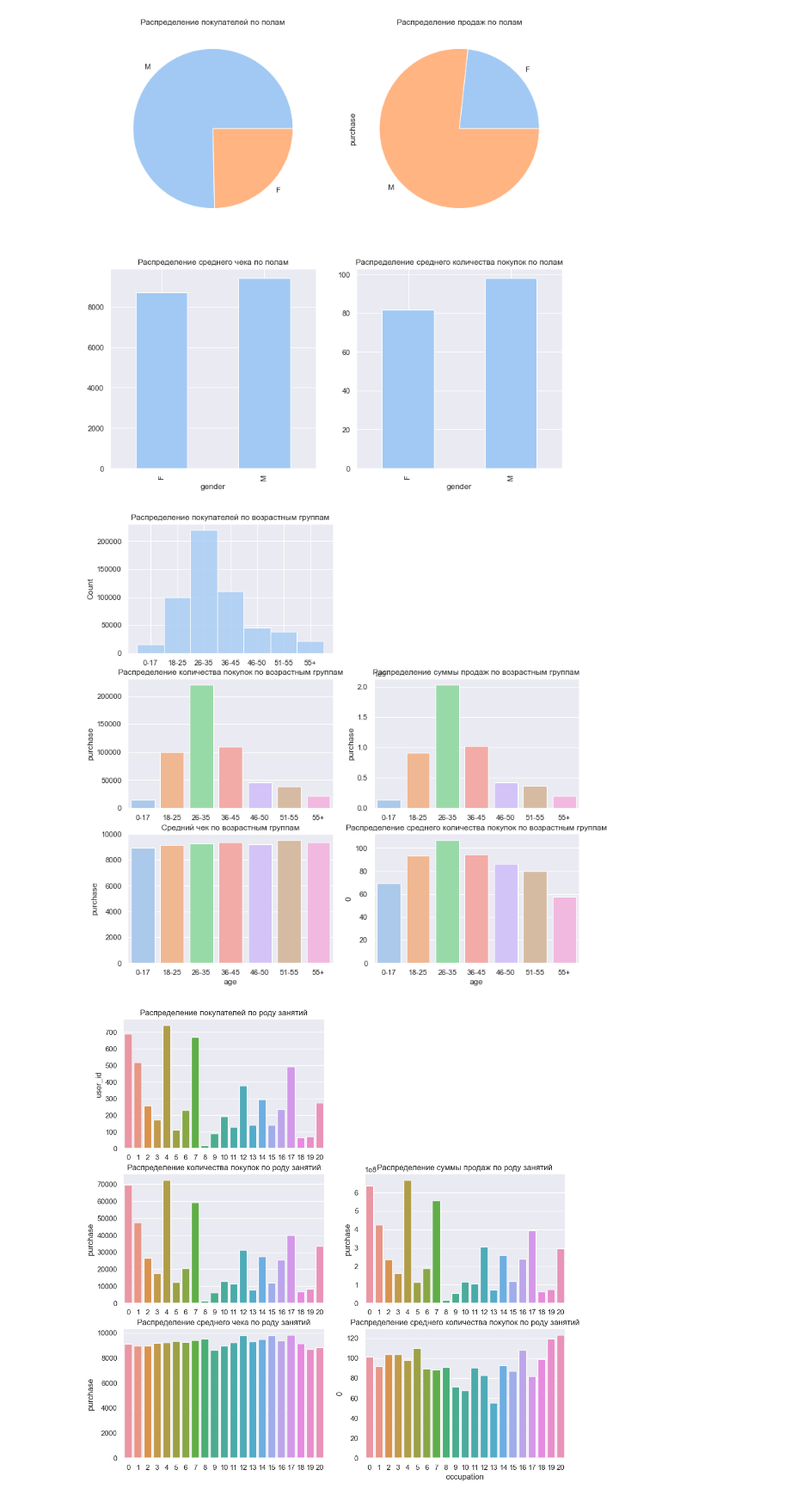
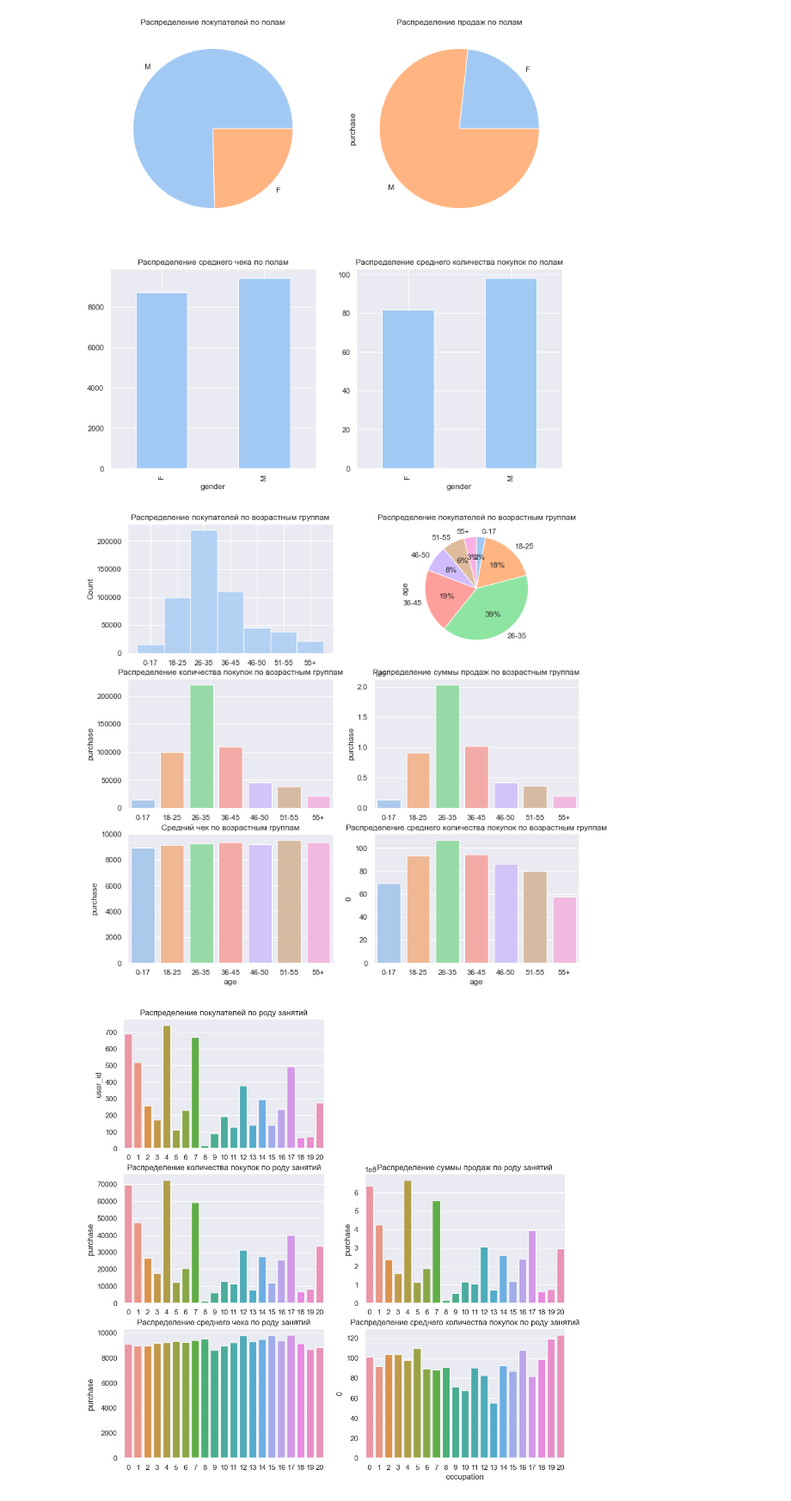
Before and after one commit to gbrs/black_friday_sale, a Jupyter notebook: black_friday_sale.ipynb, the cells around one changed output. Shown at 86% size. Cells and saved outputs as stored; diff of their text form; code cells hidden in the pictures.

Commit message:
format ney pie diagramm

```diff
--- a/black_friday_sale.ipynb
+++ b/black_friday_sale.ipynb
@@ -244,6 +244,11 @@ plt.figure(figsize=(12, 12))
 
 plt.subplot(3, 2, 1)
 sns.histplot(data=df, x='age')
+plt.title('Распределение покупателей по возрастным группам')
+plt.xlabel('')
+
+plt.subplot(3, 2, 2)
+df.age.value_counts().sort_index().plot.pie(startangle=90, counterclock=False, autopct='%1i%%')
 plt.title('Распределение покупателей по возрастным группам')
 plt.xlabel('')
 
@@ -258,34 +263,34 @@ plt.title('Распределение количества покупок по
 plt.xlabel('')
 
 plt.subplot(3, 2, 4)
 data = df.groupby('age')['purchase'].sum()
 data = data.reset_index()
 sns.barplot(
     data=data,
     x='age',
     y='purchase')
 plt.title('Распределение суммы продаж по возрастным группам')
 plt.xlabel('')
 
 plt.subplot(3, 2, 5)
 data = df.groupby('age')['purchase'].mean()
 data = data.reset_index()
 sns.barplot(
     data=data,
     x='age',
     y='purchase')
 plt.title('Средний чек по возрастным группам')
 
 plt.subplot(3, 2, 6)
 data = df.groupby('age')['purchase'].count() / df.groupby('age')['user_id'].nunique()
 data = data.reset_index()
 sns.barplot(
     data=data,
     x='age',
     y=0)
 plt.title('Распределение среднего количества покупок по возрастным группам');
 # %% [output]
-[figure, old version]
+[figure, new version]
 # %%
 plt.figure(figsize=(12, 12))
 
```
Also changed, not shown: parts of 1 cell of this notebook.
